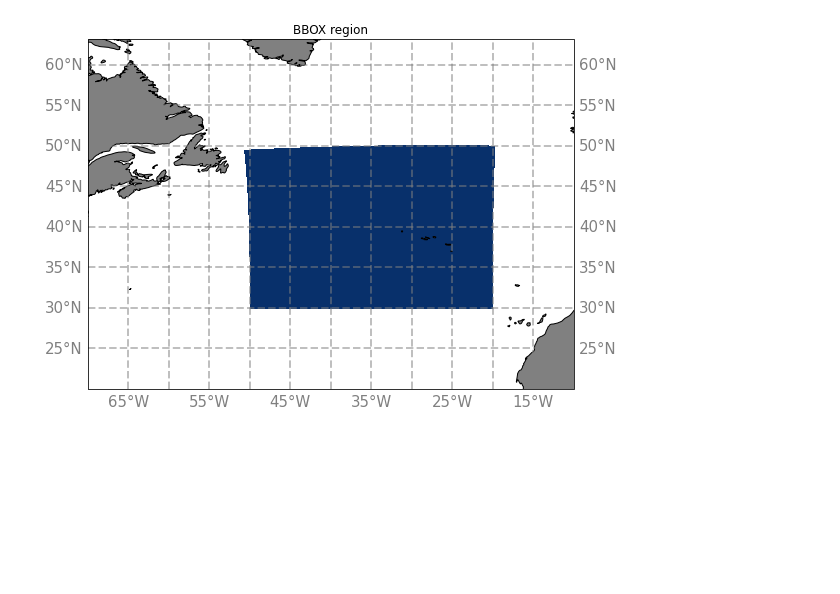
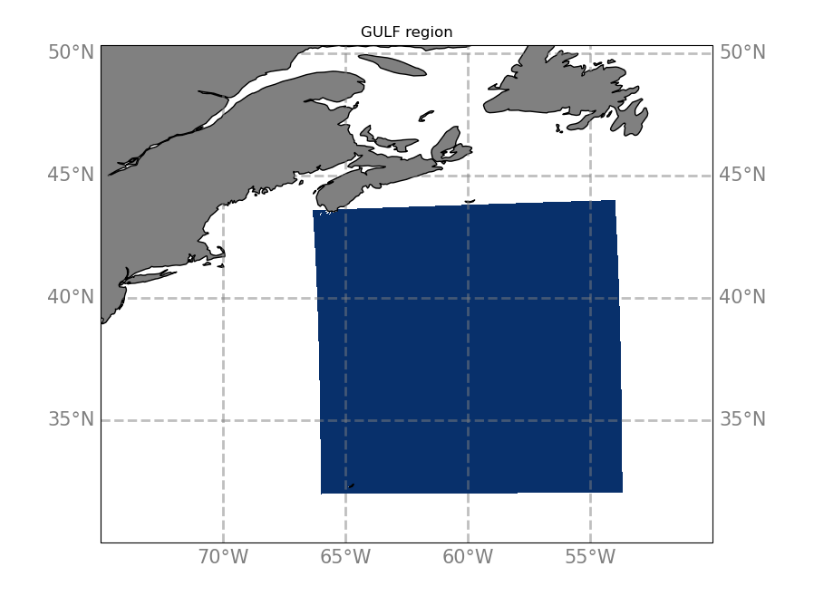
Before and after one commit to meom-group/meom-data-catalog, a Jupyter notebook: plots/make_one_bathy_plot.ipynb, the cells around one changed output. Drawn from its saved outputs; the diff is of its cells as text; code cells hidden in the pictures; blank space fills up the shorter version.

```diff
--- a/plots/make_one_bathy_plot.ipynb
+++ b/plots/make_one_bathy_plot.ipynb
@@ -1,3 +1,8 @@
+# %%
+config='eNATL60'
+region='GULF'
+reg='GULF'
+ext=[-75, -50, 30, 50]
 # %%
 import xarray as xr
 from matplotlib import pyplot as plt
@@ -12,7 +17,7 @@ import cmocean
 
 %matplotlib inline
 # %%
-grid=xr.open_dataset('/mnt/meom/MODEL_SET/eNATL60/eNATL60-I/mask_eNATL60BBOX_3.6.nc')
+grid=xr.open_dataset('/summer/meom/MODEL_SET/'+str(config)+'/'+str(config)+'-I/mask_'+str(config)+str(reg)+'_3.6.nc')
 navlon=grid['nav_lon']
 navlat=grid['nav_lat']
 mask=grid['tmask'][0,0]
@@ -20,29 +25,29 @@ mask_mask=ma.masked_where(mask==0.,mask)
 # %%
 fig = plt.figure(figsize=(22,10))
 
 ax = fig.add_subplot(121,projection=ccrs.PlateCarree(central_longitude=-30))
 ax.autoscale(tight=True)
 pcolor=ax.pcolormesh(navlon,navlat,mask_mask,transform=ccrs.PlateCarree(),cmap='Blues',vmin=0,vmax=1)
 land_50m = cfeature.NaturalEarthFeature('physical', 'land', '50m',
                                         edgecolor='black',
                                         facecolor='grey')
 ax.add_feature(land_50m)
 #ax.coastlines()
-extent = [-70, -10, 20, 60]
+extent = ext
 ax.set_extent(extent)
 gl=ax.gridlines(crs=ccrs.PlateCarree(), draw_labels=True,
                   linewidth=2, color='gray', alpha=0.5, linestyle='--')
 gl.xlocator = mticker.FixedLocator(np.arange(-90,90,5))
 gl.ylocator = mticker.FixedLocator(np.arange(0,90,5))
 gl.xformatter = LONGITUDE_FORMATTER
 gl.yformatter = LATITUDE_FORMATTER
 gl.xlabel_style = {'size': 15, 'color': 'gray'}
 gl.ylabel_style = {'size': 15, 'color': 'gray'}
 #gl.ylabels_right = False
 gl.xlabels_top = False
 fig.subplots_adjust(right=0.8)
 
-plt.title('BBOX region')
-plt.savefig('region_BBOX.png', bbox_inches='tight')
+plt.title(str(region)+' region')
+plt.savefig('region_'+str(reg)+'.png', bbox_inches='tight')
 # %% [output]
-[figure, old version]
+[figure, new version]
```
Also changed, not shown: 3 other files.
